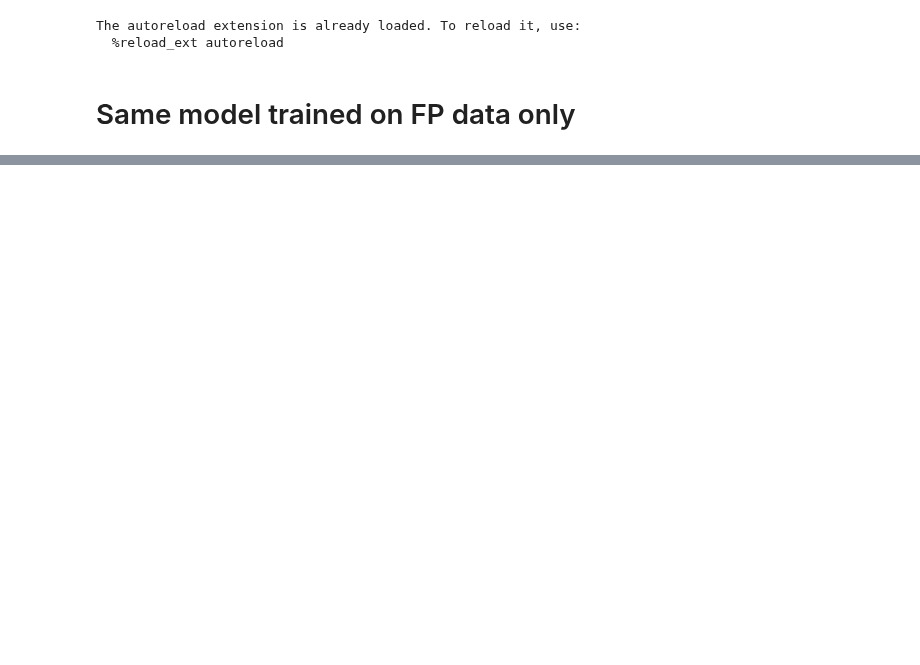
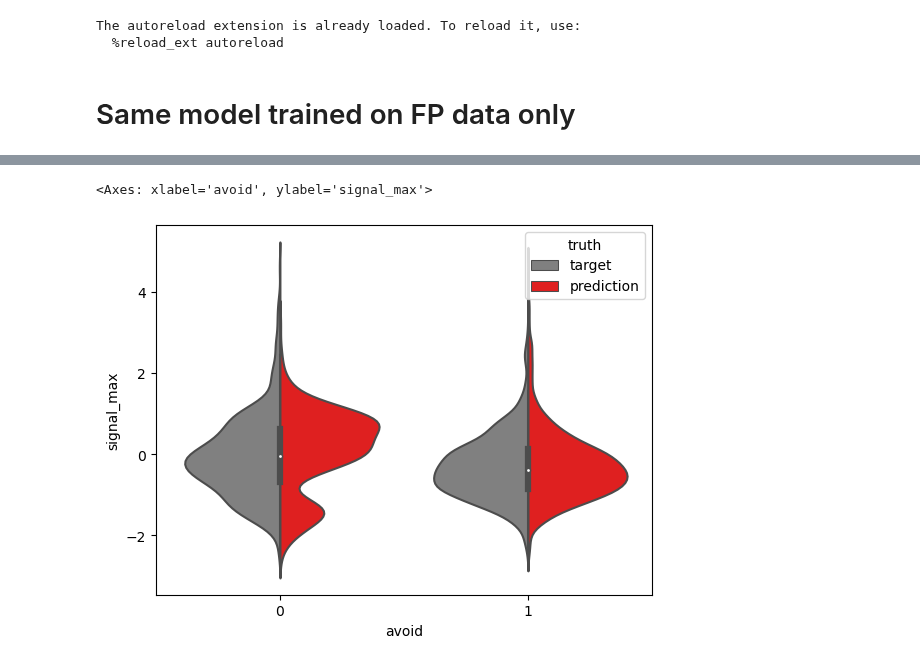
Before and after one commit to Mschaid/ENIGMA, a Jupyter notebook: notebooks/reports/optimized_base_classifier_results.ipynb, the cells around one changed output, grey strips where cells are left out. Saved outputs shown, nothing was run; the diff lists cells and outputs as text; code cells hidden in the pictures; blank space fills up the shorter version.

```diff
--- a/notebooks/reports/optimized_base_classifier_results.ipynb
+++ b/notebooks/reports/optimized_base_classifier_results.ipynb
@@ -65,12 +65,12 @@ def reconstruct_df(x_data, y_data, prediction, processor):
                 prediction=prediction.reshape(-1)
                 ))
     return (df
-        #     .melt(
-        #     id_vars = df.drop(columns = ["target", "prediction"]).columns,
-        #     value_vars = ["target", "prediction"],
-        #     value_name = "avoid",
-        #     var_name = 'truth'
-        # )
+            .melt(
+            id_vars = df.drop(columns = ["target", "prediction"]).columns,
+            value_vars = ["target", "prediction"],
+            value_name = "avoid",
+            var_name = 'truth'
+        )
     )
 # %%
 test_df = reconstruct_df(processor = processor,
@@ -182,0 +207,11 @@ processor.processed_data
+# %%
+sns.violinplot(data=fp_only_df,
+               x = "avoid",
+               y = "signal_max",
+               hue = 'truth',
+            #    inner = "stick",
+               split=True,
+               palette = ['grey','red'])
+# %% [output]
+<Axes: xlabel='avoid', ylabel='signal_max'>
+[figure, added]
```
Also changed, not shown: parts of 20 cells of this notebook.
